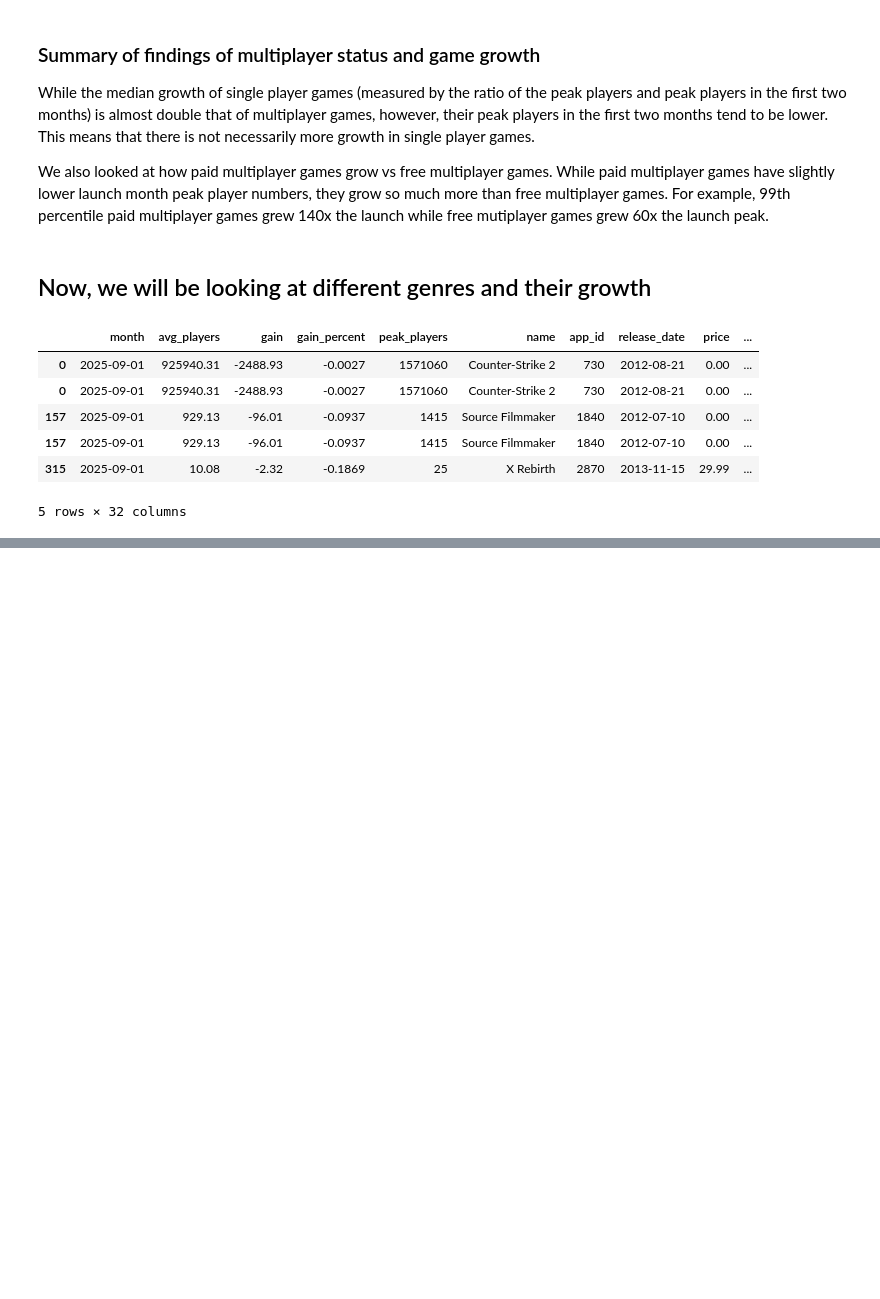
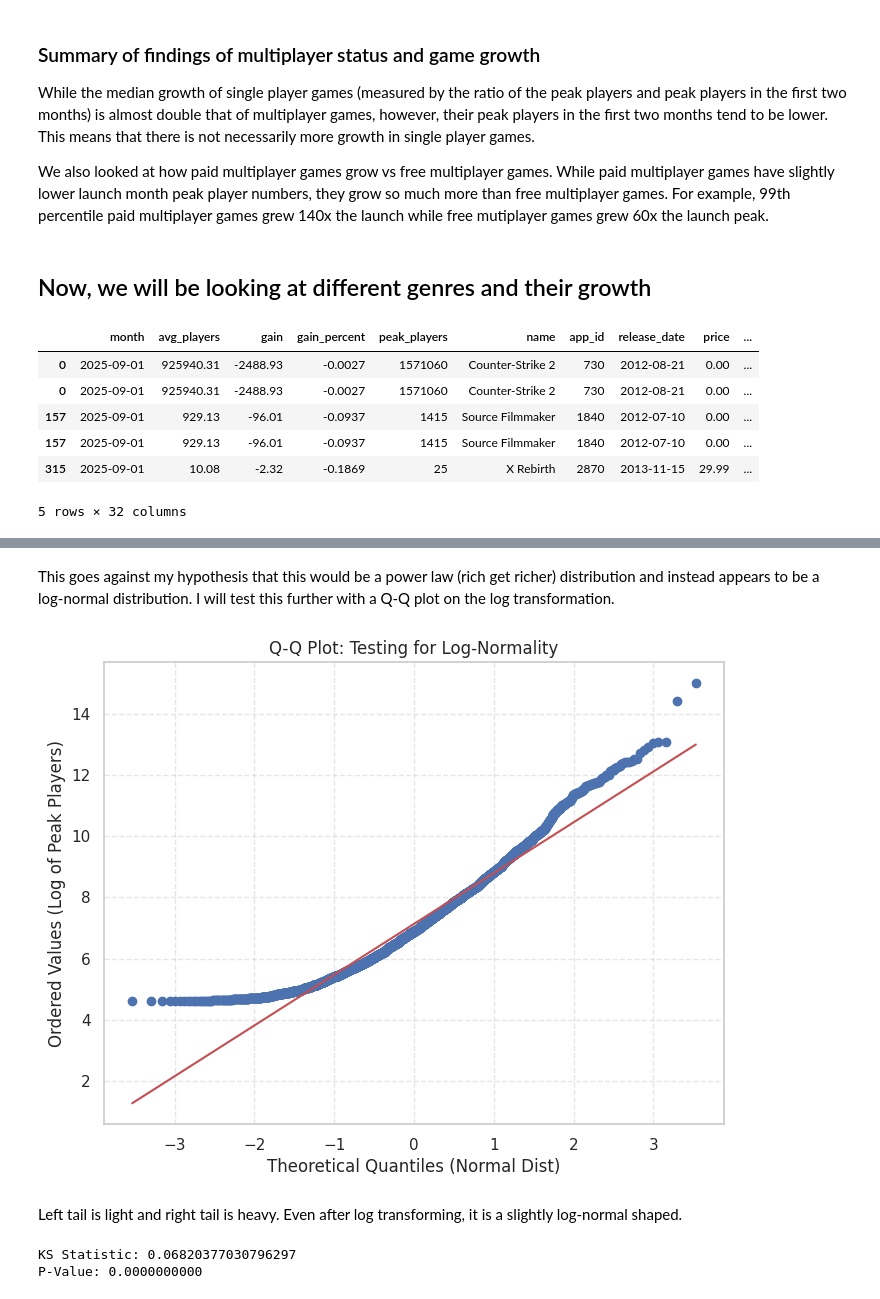
Before and after one commit to taidemuradevore/steam-player-analytics, a Jupyter notebook: analysis.ipynb, the cells around one changed output, grey strips where cells are left out. Drawn from its saved outputs; the diff is of its cells as text; code cells hidden in the pictures; blank space fills up the shorter version.

```diff
--- a/analysis.ipynb
+++ b/analysis.ipynb
@@ -449,0 +488,48 @@ print(genre_stats.sort_values('Median_Growth'))
+# %% [markdown]
+This goes against my hypothesis that this would be a power law (rich get richer) distribution and instead appears to be a log-normal distribution. I will test this further with a Q-Q plot on the log transformation.
+# %%
+import numpy as np
+import scipy.stats as stats
+import matplotlib.pyplot as plt
+
+# 1. Log-Transform the Data
+clean_data = unique_games['all_time_peak'].dropna()
+clean_data = clean_data[clean_data > 0] # Must be positive
+log_data = np.log(clean_data)
+
+# 2. Generate the QQ Plot
+plt.figure(figsize=(8, 6))
+stats.probplot(log_data, dist="norm", plot=plt)
+
+plt.title('Q-Q Plot: Testing for Log-Normality')
+plt.xlabel('Theoretical Quantiles (Normal Dist)')
+plt.ylabel('Ordered Values (Log of Peak Players)')
+plt.grid(True, linestyle='--', alpha=0.5)
+
+plt.show()
+# %% [output]
+[figure, added]
+# %% [markdown]
+Left tail is light and right tail is heavy. Even after log transforming, it is a slightly log-normal shaped.
+# %%
+import numpy as np
+from scipy import stats
+
+data = unique_games['all_time_peak'].dropna()
+# log(0) is undefined
+data = data[data > 0]
+log_data = np.log(data)
+
+# 2. Standardize the data (Z-Score)
+# The KS test compares against a "Standard Normal" (Mean=0, Std=1),
+# so we must scale our data to match that frame of reference.
+log_data_standardized = (log_data - log_data.mean()) / log_data.std()
+
+# 3. Run the Explicit Test
+ks_statistic, p_value = stats.kstest(log_data_standardized, 'norm')
+
+print(f"KS Statistic: {ks_statistic}")
+print(f"P-Value: {p_value:.10f}")
+# %% [output]
+KS Statistic: 0.06820377030796297
+P-Value: 0.0000000000
```
Also changed, not shown: parts of 26 cells of this notebook.
